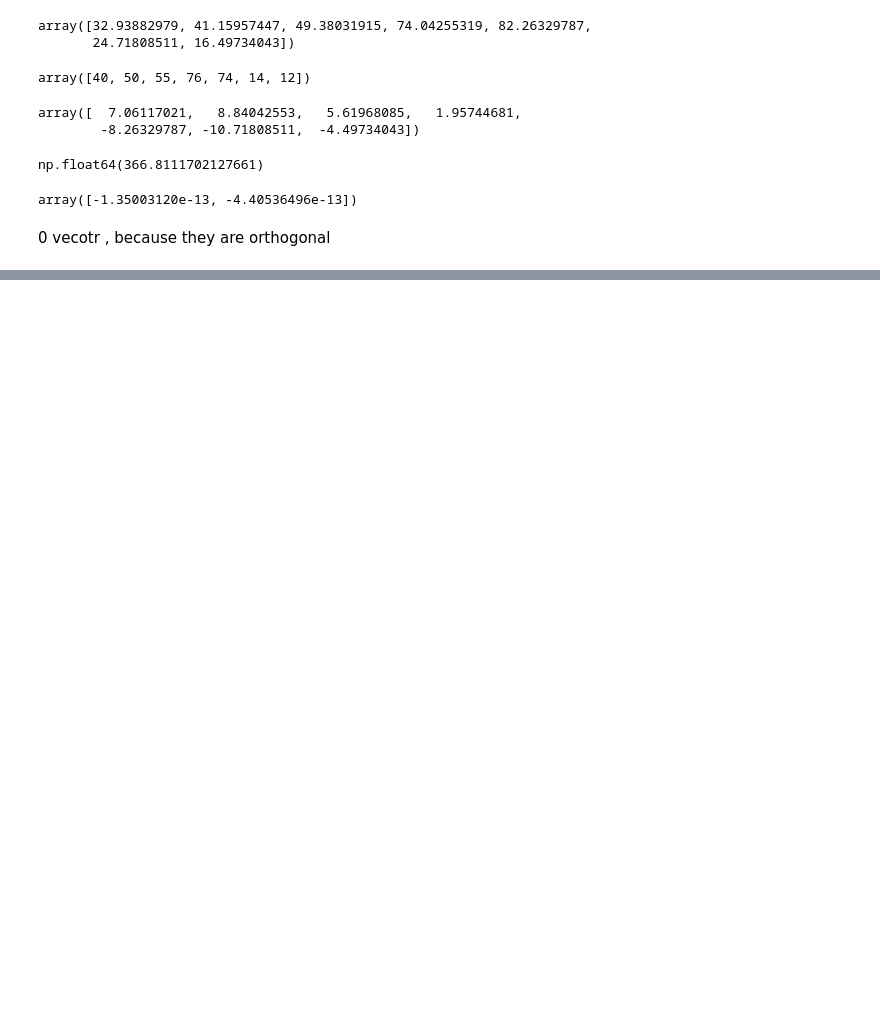
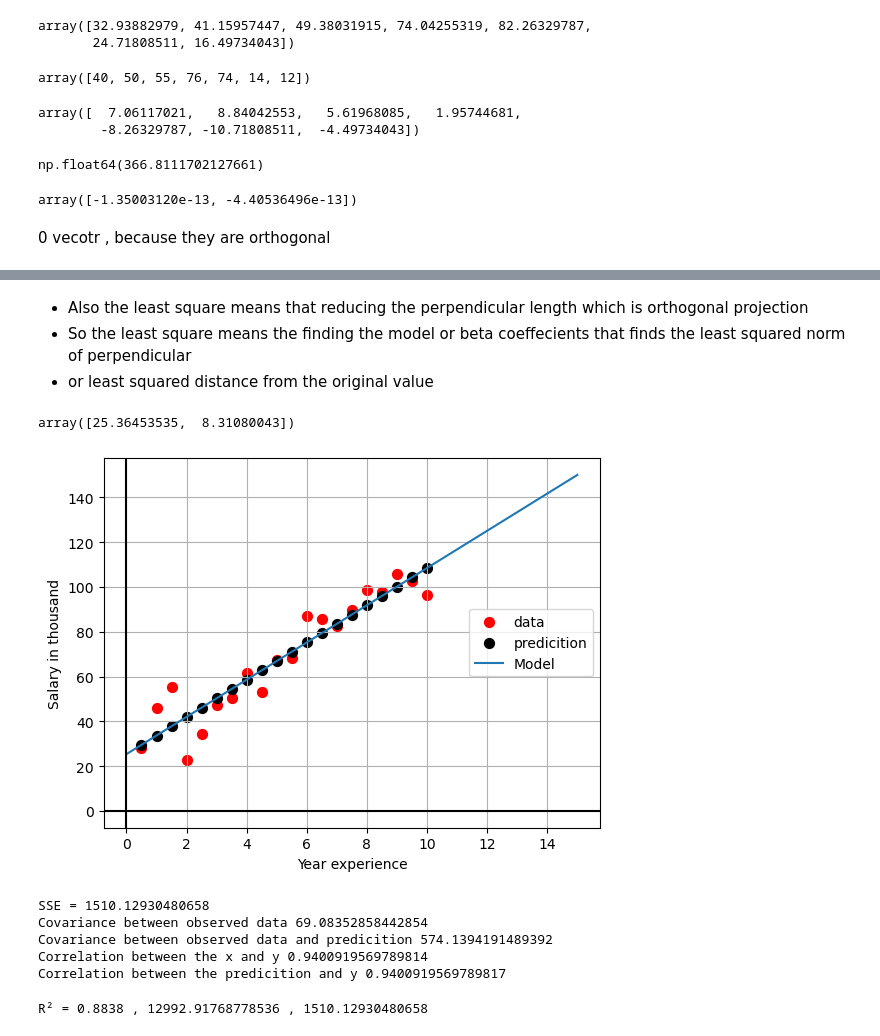
Before and after one commit to qamarr6092/math-with-python, a Jupyter notebook: Linear Algebra/linear_algebra.ipynb, the cells around one changed output, grey strips where cells are left out. Cells and saved outputs as stored; diff of their text form; code cells hidden in the pictures; blank space fills up the shorter version.

Commit message:
Least squares

```diff
--- a/Linear Algebra/linear_algebra.ipynb
+++ b/Linear Algebra/linear_algebra.ipynb
@@ -3929,0 +3946,71 @@ array([-1.35003120e-13, -4.40536496e-13])
+# %% [markdown]
+- Also the least square means that reducing the perpendicular length which is orthogonal projection
+- So the least square means the finding the model or beta coeffecients that finds the least squared norm of perpendicular
+- or least squared distance from the original value
+# %%
+#Building model, years of experince, salary in thousand dollars
+
+
+x = np.array([0.5, 1, 1.5, 2, 2.5, 3, 3.5, 4, 4.5, 5,
+              5.5, 6, 6.5, 7, 7.5, 8, 8.5, 9, 9.5, 10])
+
+noise = np.random.normal(0, 10, size=len(x))
+
+true_beta0 = 30
+true_beta1 = 8
+
+y = true_beta0 + true_beta1 * x + noise
+# %%
+X = np.vstack( (np.ones(len(x) ) ,x ) ).T
+B = np.linalg.pinv(X) @ y
+B
+# %% [output]
+array([25.36453535,  8.31080043])
+# %%
+model = B[0] + B[1]*np.linspace(0,15,20)
+prediction = X @ B
+# %%
+plt.figure(  )
+plt.scatter ( x,y , color = 'red', s= 50 , alpha = 1 , label = 'data')
+plt.scatter ( x , prediction , color = 'black', s= 50 , alpha = 1 , label = 'predicition')
+plt.plot( np.linspace(0,15,20) , model, linewidth = 1.5 , label = 'Model')
+plt.grid('True')
+plt.axhline(0, color='black', linewidth=1.5)
+plt.axvline(0, color='black', linewidth=1.5)
+plt.legend()
+plt.xlabel('Year experience' )
+plt.ylabel('Salary in thousand')
+plt.show()
+# %% [output]
+[figure, added]
+# %%
+#Calculating parameters
+error = y - X@B
+SSE = np.sum ( error ** 2 )
+print(f'SSE = {SSE} ')
+
+
+#Finding Covariance
+cov = ((x - x.mean() ).T @ (y - y.mean() ) ) / len(x)
+cov2 = ((y - y.mean() ).T @ (prediction - prediction.mean() ) ) / len(x)
+cor = cov / ( np.linalg.norm( x - x.mean() ) * np.linalg.norm(y - y.mean() ) ) * len(x)
+cor2 =  cov2 / ( np.linalg.norm( prediction - prediction.mean() ) * np.linalg.norm(y - y.mean() ) ) * len(x)
+
+print(f'Covariance between observed data {cov}')
+print(f'Covariance between observed data and predicition {cov2}')
+print(f'Correlation between the x and y {cor}')
+print(f'Correlation between the predicition and y {cor2}')
+# %% [output]
+SSE = 1510.12930480658
+Covariance between observed data 69.08352858442854
+Covariance between observed data and predicition 574.1394191489392
+Correlation between the x and y 0.9400919569789814
+Correlation between the predicition and y 0.9400919569789817
+# %%
+SS = np.sum((y - y.mean())**2)
+SSE  = np.sum(error**2)
+
+R2 = 1 - (SSE / SS )
+print(f"R² = {R2:.4f} , {SS} , {SSE} ")
+# %% [output]
+R² = 0.8838 , 12992.91768778536 , 1510.12930480658
```
Also changed, not shown: parts of 33 cells of this notebook.
